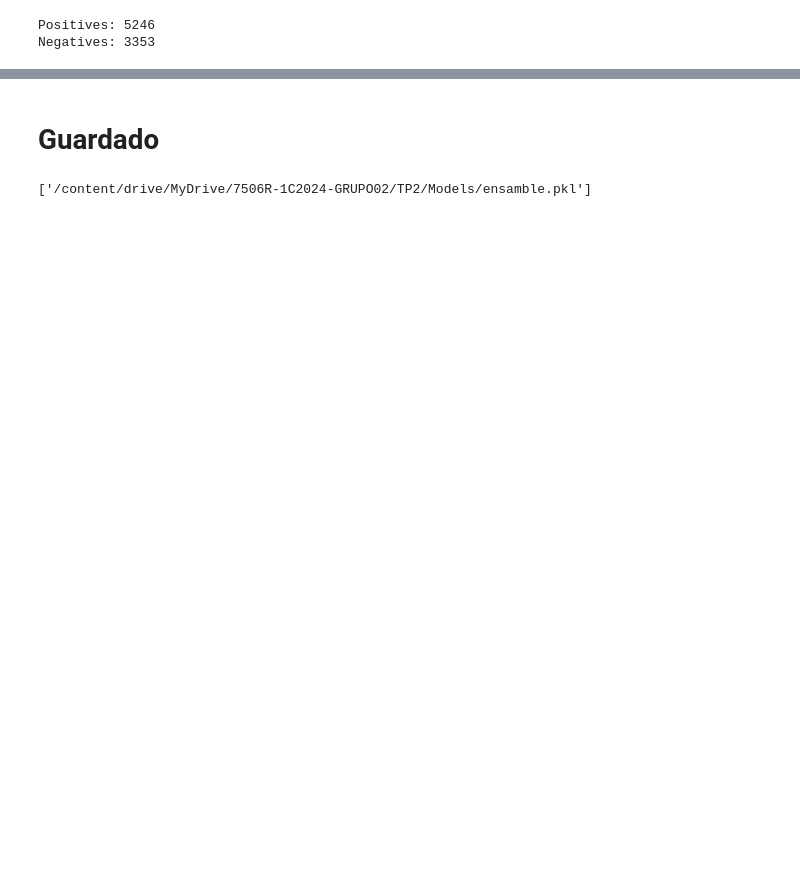
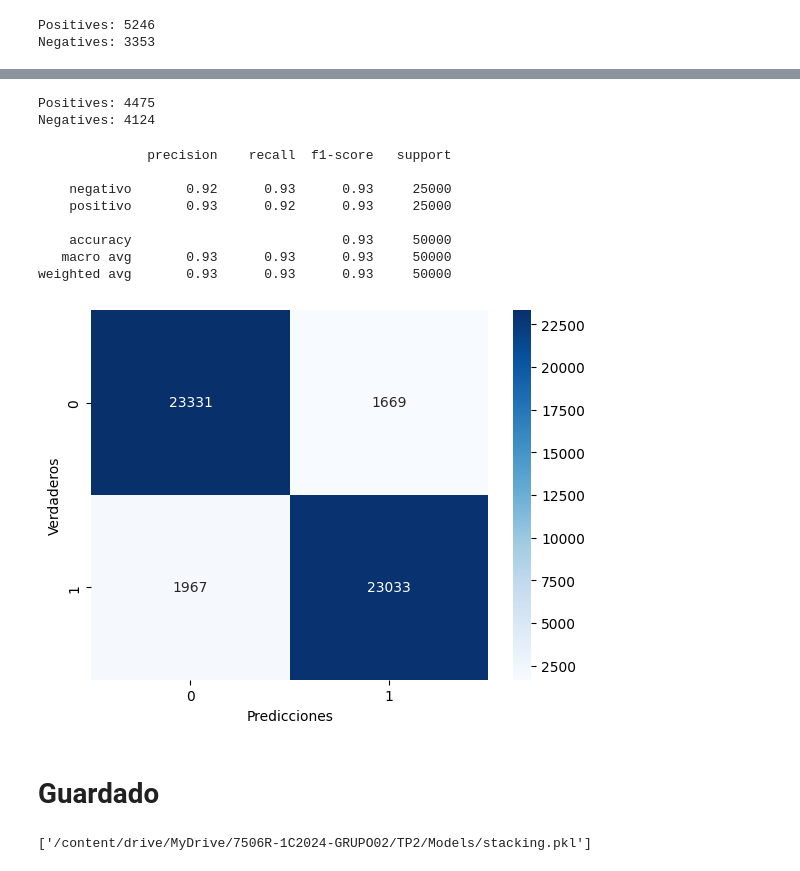
Before and after one commit to kikiymini/7506R-1C2024-GRUPO02, a Jupyter notebook: TP2/7506R_TP2_GRUPO2_Ensamble.ipynb, the cells around one changed output, grey strips where cells are left out. Cells and saved outputs as stored; diff of their text form; code cells hidden in the pictures; blank space fills up the shorter version.

```diff
--- a/TP2/7506R_TP2_GRUPO2_Ensamble.ipynb
+++ b/TP2/7506R_TP2_GRUPO2_Ensamble.ipynb
@@ -157,0 +267,21 @@ Negatives: 3353
+# %%
+from sklearn.ensemble import StackingClassifier
+from sklearn.linear_model import LogisticRegression
+
+# Define base estimators
+estimators = [
+    ('mnb', nb),
+    ('rf', rf),
+    ('xgb', xgb),
+]
+
+# Initialize StackingClassifier
+stack_clf = StackingClassifier(
+    estimators=estimators,
+    final_estimator=LogisticRegression(),
+    stack_method='predict',  # Use predict method of base estimators
+    cv=5  # 5-fold cross-validation during stacking
+)
+
+# Train the StackingClassifier
+stack_clf.fit(x_train, y_train)
@@ -158,8 +309,39 @@ Negatives: 3353
+# %%
+resultados_stacking = build_results(y_pred)
+print_positive_negatives(resultados_stacking['sentimiento'])
+# %% [output]
+Positives: 4475
+Negatives: 4124
+# %%
+# Predicciones
+y_pred = stack_clf.predict(x_train)
+# %%
+y_pred = map_sentiment(pd.Series(y_pred), invert=True)
+y_train_str = map_sentiment(pd.Series(y_train), invert=True)
+plot_confussion_matrix(y_train_str, y_pred) # grafico
+# %% [output]
+              precision    recall  f1-score   support
+
+    negativo       0.92      0.93      0.93     25000
+    positivo       0.93      0.92      0.93     25000
+
+    accuracy                           0.93     50000
+   macro avg       0.93      0.93      0.93     50000
+weighted avg       0.93      0.93      0.93     50000
+[figure, added]
 # %% [markdown]
 # Guardado
 # %%
 # ensemble
 resultados_ensamble.to_csv(root_path + "Dataset/resultados_ensamble.csv", index=False)
-joblib.dump(ensemble_model, root_path + 'Models/ensamble.pkl')
+joblib.dump(ensemble_model, root_path + 'Models/ensemble_hard.pkl')
+
+# full ensemble soft
+resultados_ensemble_soft.to_csv(root_path + "Dataset/resultados_ensemble_soft.csv", index=False)
+joblib.dump(ensemble_model_soft, root_path + 'Models/ensemble_soft.pkl')
+
+# stacking
+resultados_stacking.to_csv(root_path + "Dataset/resultados_stacking.csv", index=False)
+joblib.dump(stack_clf, root_path + 'Models/stacking.pkl')
 # %% [output]
-['/content/drive/MyDrive/7506R-1C2024-GRUPO02/TP2/Models/ensamble.pkl']
+['/content/drive/MyDrive/7506R-1C2024-GRUPO02/TP2/Models/stacking.pkl']
```
Also changed, not shown: parts of 15 cells of this notebook.
